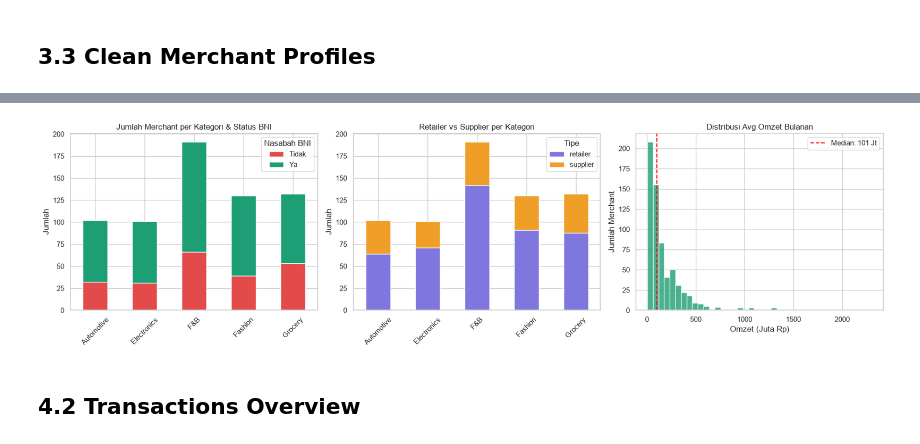
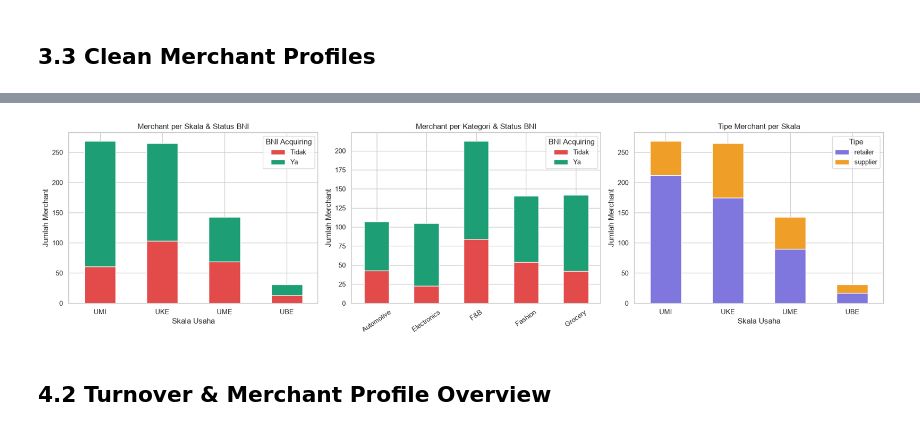
Before and after one commit to bagaskoroah/merchant-analytics-trial, a Jupyter notebook: notebooks/01_eda_cleaning.ipynb, the cells around one changed output, grey strips where cells are left out. Drawn from its saved outputs; the diff is of its cells as text; code cells hidden in the pictures.

```diff
--- a/notebooks/01_eda_cleaning.ipynb
+++ b/notebooks/01_eda_cleaning.ipynb
@@ -12,6 +12,16 @@ warnings.filterwarnings('ignore')
 sns.set_theme(style='whitegrid', palette='muted')
 plt.rcParams['figure.figsize'] = (12, 5)
 plt.rcParams['font.size'] = 11
+# %%
+# Batas omzet tahunan PP 7/2021 dikonversi menjadi batas bulanan.
+# Label: UMI=mikro, UKE=kecil, UME=menengah, UBE=besar.
+SCALE_BOUNDS_MONTHLY = {
+    'UMI': (0, 2_000_000_000 / 12),
+    'UKE': (2_000_000_000 / 12, 15_000_000_000 / 12),
+    'UME': (15_000_000_000 / 12, 50_000_000_000 / 12),
+    'UBE': (50_000_000_000 / 12, np.inf),
+}
+SCALE_ORDER = ['UMI', 'UKE', 'UME', 'UBE']
 # %%
 # define project root path
 PROJECT_ROOT = Path().resolve().parent
@@ -626,38 +770,47 @@ pd.crosstab(
 # %%
-# set the subplots configuration
-fig, axes = plt.subplots(1, 3, figsize=(18, 5))
+fig, axes = plt.subplots(1, 3, figsize=(19, 5))
+scale_colors = {'UMI': '#7F77DD', 'UKE': '#1D9E75', 'UME': '#EF9F27', 'UBE': '#E24B4A'}
 
-# Plot 1: Merchant count per kategori, split by BNI status
-ct = pd.crosstab(merchants_clean['kategori'], merchants_clean['is_nasabah_bni'])
-ct.plot(kind='bar', stacked=True, ax=axes[0], color=['#E24B4A', '#1D9E75'])
-axes[0].set_title('Jumlah Merchant per Kategori & Status BNI')
-axes[0].set_xlabel('')
-axes[0].set_ylabel('Jumlah')
-axes[0].legend(title='Nasabah BNI')
-axes[0].tick_params(axis='x', rotation=45)
+# Plot 1: merchant per skala dan status acquiring.
+scale_status = (
+    pd.crosstab(merchants_clean['skala_usaha'], merchants_clean['is_bni_acquiring'])
+    .reindex(SCALE_ORDER, fill_value=0)
+)
+scale_status.plot(kind='bar', stacked=True, ax=axes[0], color=['#E24B4A', '#1D9E75'])
+axes[0].set_title('Merchant per Skala & Status BNI')
+axes[0].set_xlabel('Skala Usaha')
+axes[0].set_ylabel('Jumlah Merchant')
+axes[0].legend(title='BNI Acquiring')
+axes[0].tick_params(axis='x', rotation=0)
 
-# Plot 2: Retailer vs Supplier per kategori
-ct2 = pd.crosstab(merchants_clean['kategori'], merchants_clean['tipe'])
-ct2.plot(kind='bar', stacked=True, ax=axes[1], color=['#7F77DD', '#EF9F27'])
-axes[1].set_title('Retailer vs Supplier per Kategori')
+# Plot 2: merchant per kategori dan status acquiring.
+category_status = pd.crosstab(
+    merchants_clean['kategori'], merchants_clean['is_bni_acquiring']
+)
+category_status.plot(kind='bar', stacked=True, ax=axes[1], color=['#E24B4A', '#1D9E75'])
+axes[1].set_title('Merchant per Kategori & Status BNI')
 axes[1].set_xlabel('')
-axes[1].set_ylabel('Jumlah')
-axes[1].legend(title='Tipe')
-axes[1].tick_params(axis='x', rotation=45)
+axes[1].set_ylabel('Jumlah Merchant')
+axes[1].legend(title='BNI Acquiring')
+axes[1].tick_params(axis='x', rotation=35)
 
-# Plot 3: Average Omzet Bulanan Distribution
-axes[2].hist(merchants_clean['avg_omzet_bulanan'].dropna() / 1e6, bins=40, color='#1D9E75', edgecolor='white', alpha=0.8)
-axes[2].set_title('Distribusi Avg Omzet Bulanan')
-axes[2].set_xlabel('Omzet (Juta Rp)')
+# Plot 3: retailer vs supplier per skala.
+scale_type = (
+    pd.crosstab(merchants_clean['skala_usaha'], merchants_clean['tipe'])
+    .reindex(SCALE_ORDER, fill_value=0)
+)
+scale_type.plot(kind='bar', stacked=True, ax=axes[2], color=['#7F77DD', '#EF9F27'])
+axes[2].set_title('Tipe Merchant per Skala')
+axes[2].set_xlabel('Skala Usaha')
 axes[2].set_ylabel('Jumlah Merchant')
-axes[2].axvline(merchants_clean['avg_omzet_bulanan'].median() / 1e6, color='red', linestyle='--', label=f"Median: {merchants_clean['avg_omzet_bulanan'].median()/1e6:.0f} Jt")
-axes[2].legend()
+axes[2].legend(title='Tipe')
+axes[2].tick_params(axis='x', rotation=0)
 
 plt.tight_layout()
-plt.savefig(f'{PROJECT_ROOT}/plots/01_merchants_overview.png', dpi=150, bbox_inches='tight')
+plt.savefig(f'{PROJECT_ROOT}/plots/01_merchant_population.png', dpi=150, bbox_inches='tight')
 plt.show()
 # %% [output]
-[figure, old version]
+[figure, new version]
 # %% [markdown]
-## **4.2 Transactions Overview**
+## **4.2 Turnover & Merchant Profile Overview**
 # %%
```
Also changed, not shown: parts of 46 cells of this notebook, 38 other files.
